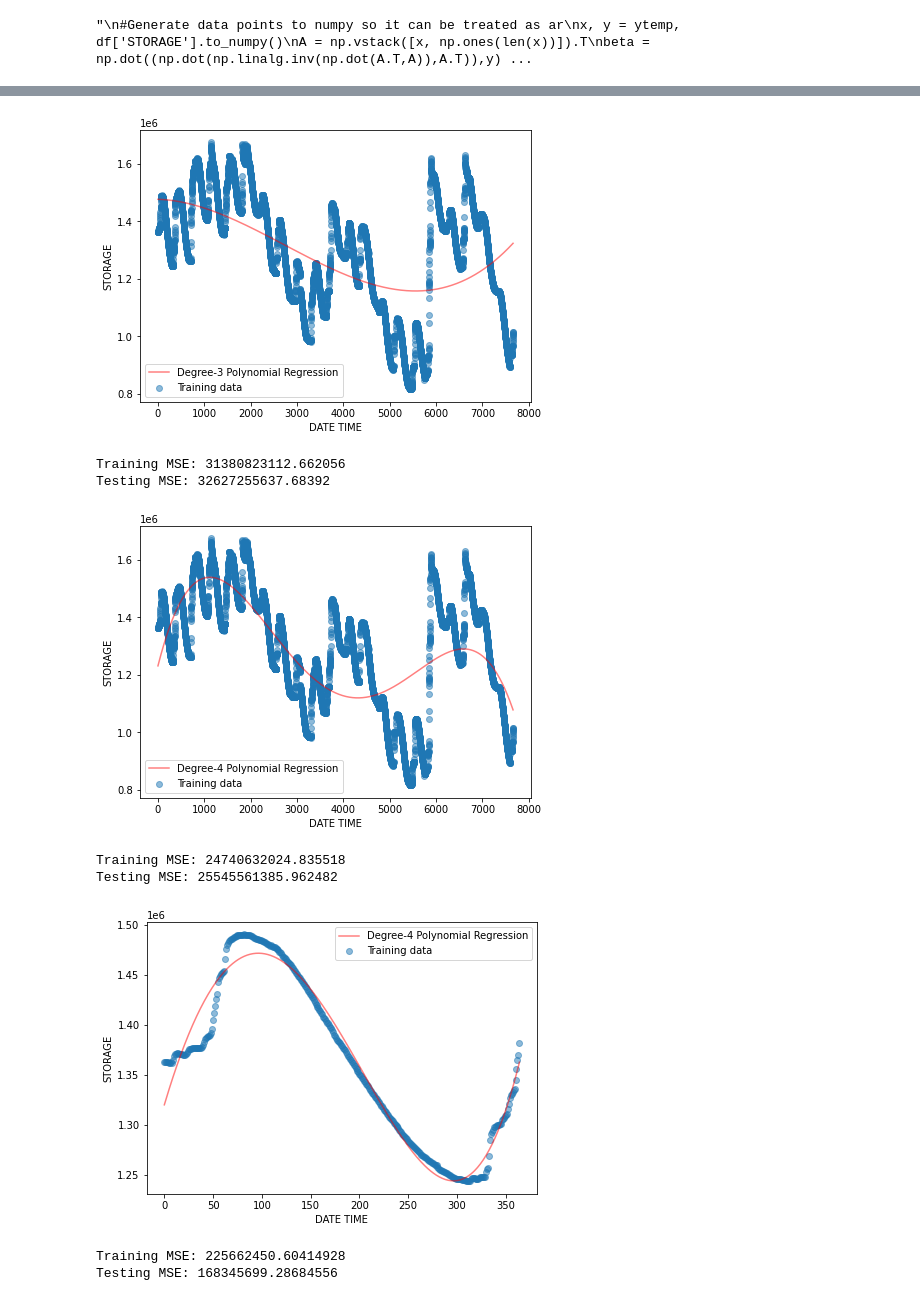
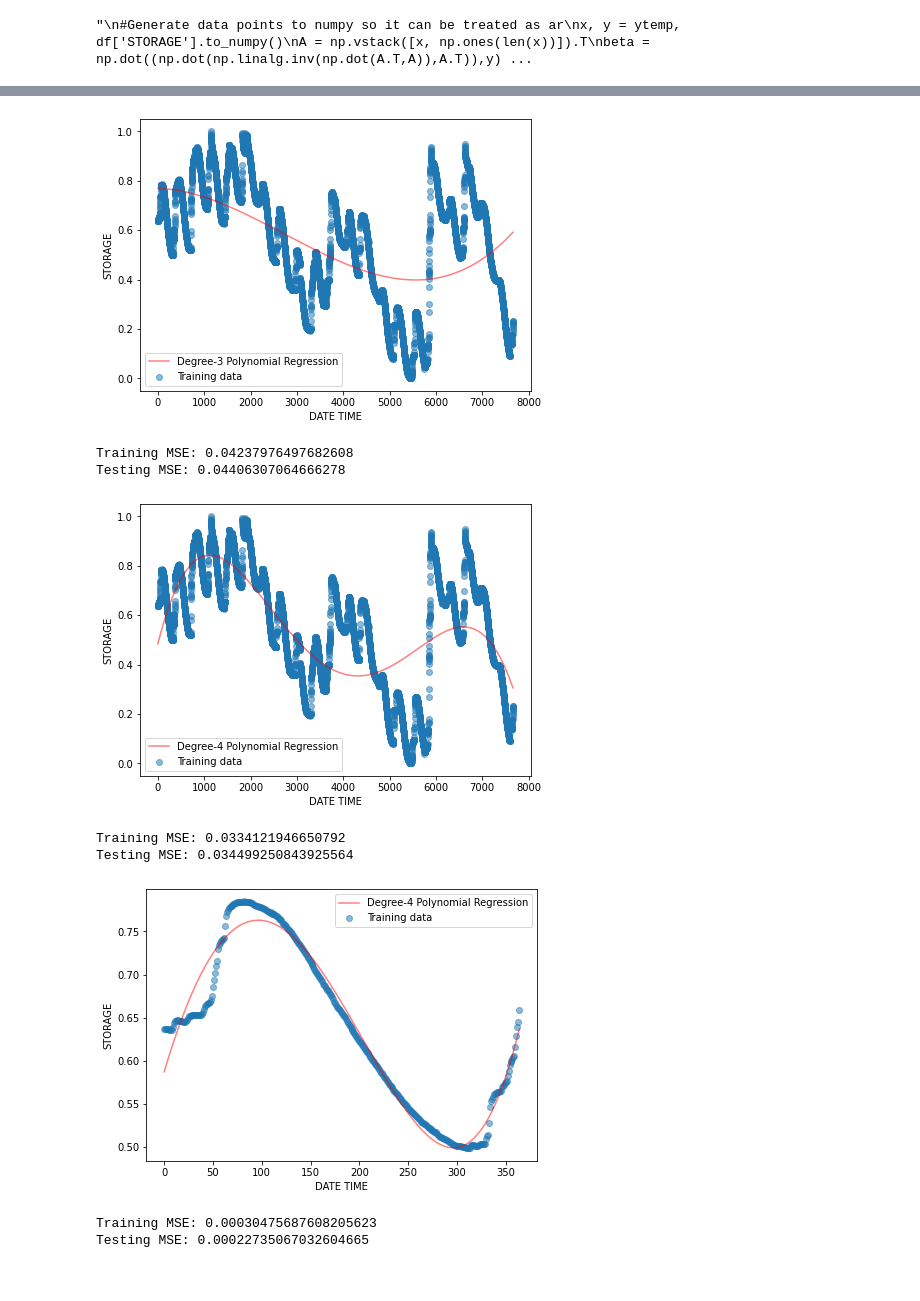
Before and after one commit to GuestAGuy/Water-Level, a Jupyter notebook: BerryessaWater/BerryessaWater.ipynb, the cells around one changed output, grey strips where cells are left out. Cells and saved outputs as stored; diff of their text form; code cells hidden in the pictures.

```diff
--- a/BerryessaWater/BerryessaWater.ipynb
+++ b/BerryessaWater/BerryessaWater.ipynb
@@ -236,7 +236,7 @@ def PolynomialRegression(X, y, deg=3):
 
 #Pick an X, Pick an Y, SORT BY X :D
 X = np.asarray(ytemp)
-y = np.asarray(df["STORAGE"])
+y = np.asarray(df2["STORAGE"])
 smallX = np.asarray(ytemp[0:365])
 smally = np.asarray(y[0:365])
 PolynomialRegression(X, y, deg=2)
@@ -252,9 +252,9 @@ Testing MSE: 33248375029.663136
-[figure, old version]
+[figure, new version]
-Training MSE: 31380823112.662056
-Testing MSE: 32627255637.68392
+Training MSE: 0.04237976497682608
+Testing MSE: 0.04406307064666278
-[figure, old version]
+[figure, new version]
-Training MSE: 24740632024.835518
-Testing MSE: 25545561385.962482
+Training MSE: 0.0334121946650792
+Testing MSE: 0.034499250843925564
-[figure, old version]
+[figure, new version]
-Training MSE: 225662450.60414928
-Testing MSE: 168345699.28684556
+Training MSE: 0.00030475687608205623
+Testing MSE: 0.00022735067032604665
```
Also changed, not shown: parts of 1 cell of this notebook.
